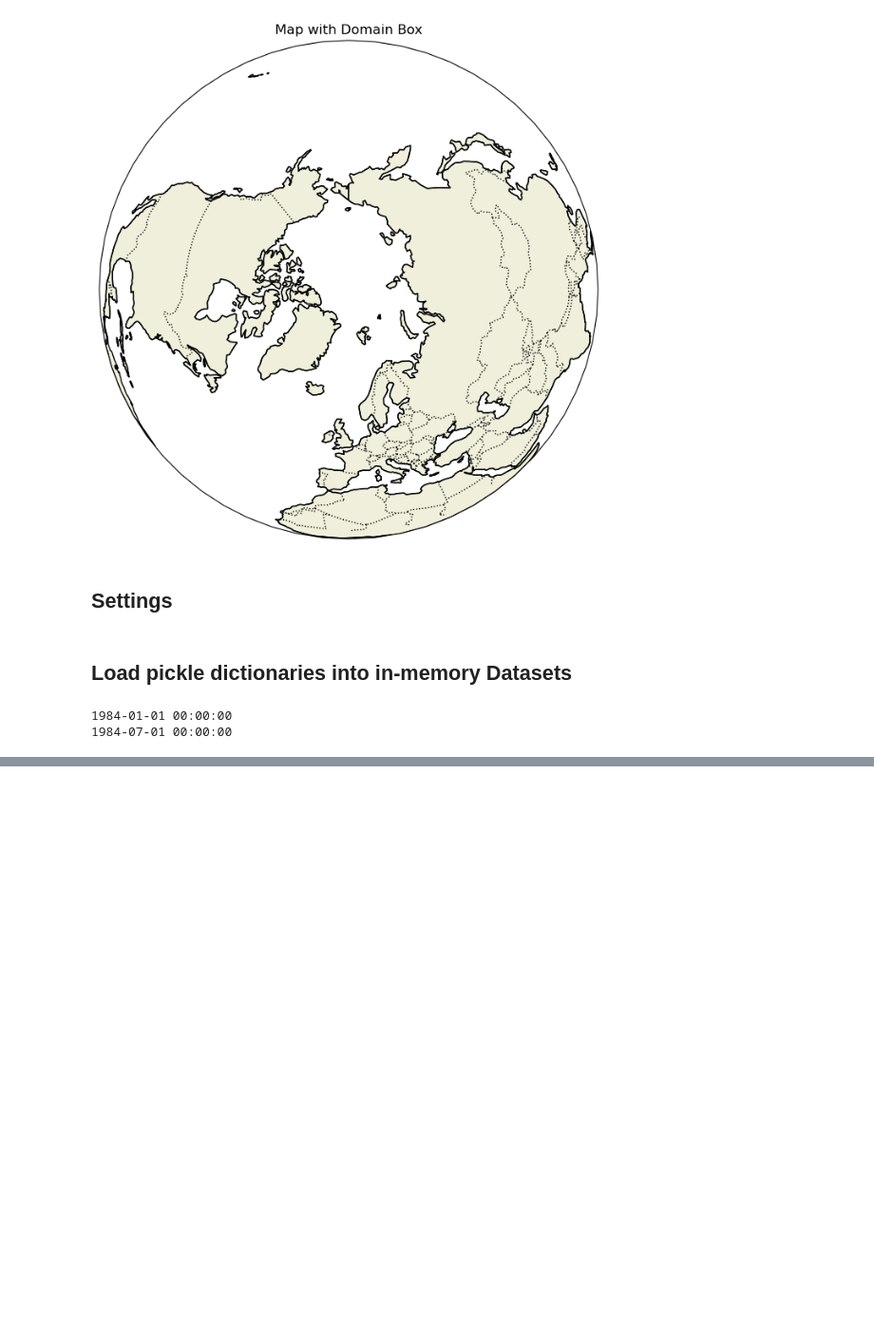
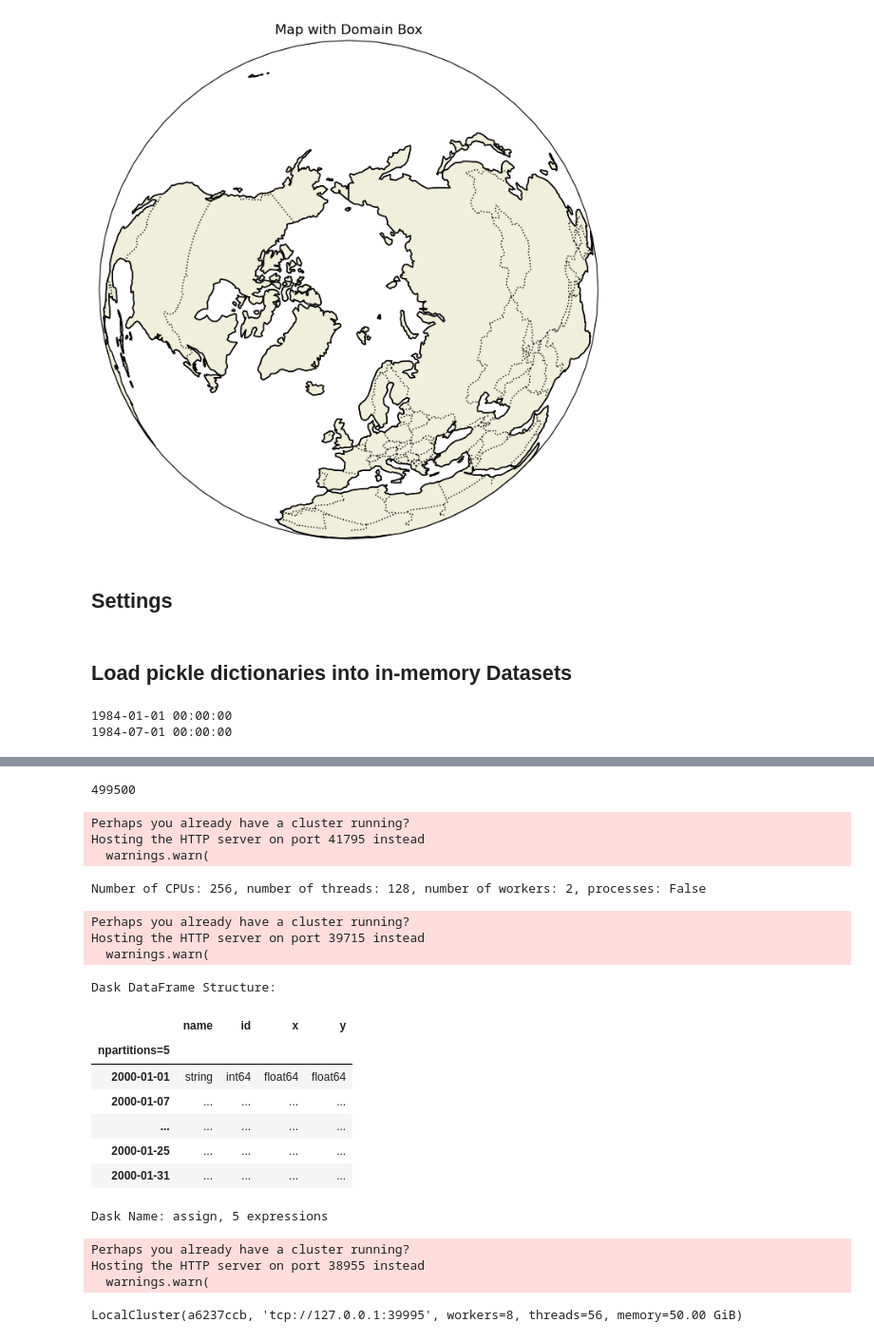
Before and after one commit to jobo95/MOAAP, a Jupyter notebook: Notebooks/playaround.ipynb, the cells around one changed output, grey strips where cells are left out. Shown at 95% size. Drawn from its saved outputs; the diff is of its cells as text; code cells hidden in the pictures; blank space fills up the shorter version.

```diff
--- a/Notebooks/playaround.ipynb
+++ b/Notebooks/playaround.ipynb
@@ -578,0 +630,68 @@ IVT_objs_ERA5 = load_tracking_objects(input_path_ERA5, input_file_name_temp_ERA5
+# %%
+import dask.array as da
+
+# Erstellen eines Dask-Arrays
+array = da.arange(1000, chunks=250)
+
+# Berechnung der Summe des Arrays
+x = array.sum().compute()
+
+print(x)
+# %% [output]
+499500
+# %%
+from dask.distributed import Client
+client = Client(n_workers=2, threads_per_worker=2, memory_limit='1GB')
+# %% [output]
+Perhaps you already have a cluster running?
+Hosting the HTTP server on port 41795 instead
+  warnings.warn(
+# %%
+import multiprocessing
+ncpu = multiprocessing.cpu_count()
+processes = False
+nworker = 2
+threads = ncpu // nworker
+print(
+    f"Number of CPUs: {ncpu}, number of threads: {threads}, number of workers: {nworker}, processes: {processes}",
+)
+client = Client(
+    processes=processes,
+    threads_per_worker=threads,
+    n_workers=nworker,
+    memory_limit="16GB",
+)
+#client
+# %% [output]
+Number of CPUs: 256, number of threads: 128, number of workers: 2, processes: False
+Perhaps you already have a cluster running?
+Hosting the HTTP server on port 39715 instead
+  warnings.warn(
+# %%
+from pprint import pprint
+
+import dask
+import dask.dataframe as dd
+
+ddf = dask.datasets.timeseries(partition_freq="6d")
+ddf = ddf.assign(x=ddf.x**2)
+ddf
+# %% [output]
+Dask DataFrame Structure:
+|  | name | id | x | y |
+| npartitions=5 |  |  |  |  |
+| 2000-01-01 | string | int64 | float64 | float64 |
+| 2000-01-07 | ... | ... | ... | ... |
+| ... | ... | ... | ... | ... |
+| 2000-01-25 | ... | ... | ... | ... |
+| 2000-01-31 | ... | ... | ... | ... |
+Dask Name: assign, 5 expressions
+# %%
+from distributed import LocalCluster, Client
+cluster = LocalCluster()
+cluster
+# %% [output]
+Perhaps you already have a cluster running?
+Hosting the HTTP server on port 38955 instead
+  warnings.warn(
+LocalCluster(a6237ccb, 'tcp://127.0.0.1:39995', workers=8, threads=56, memory=50.00 GiB)
```
Also changed, not shown: parts of 26 cells of this notebook, 16 other files.
